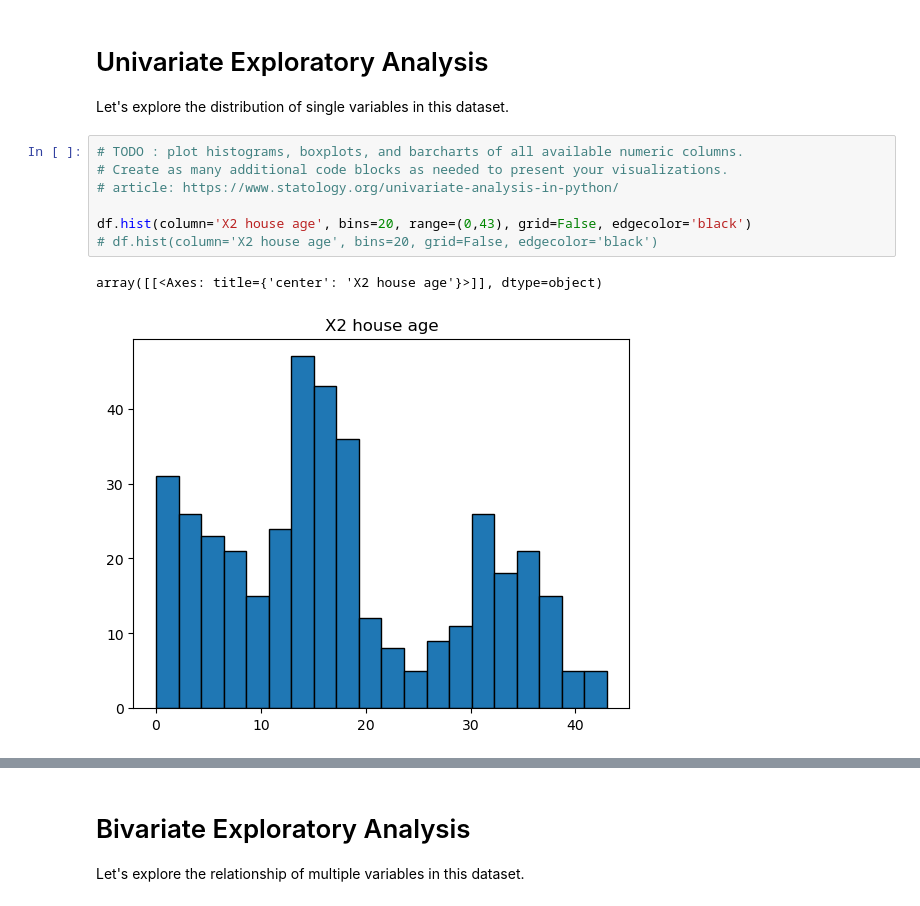
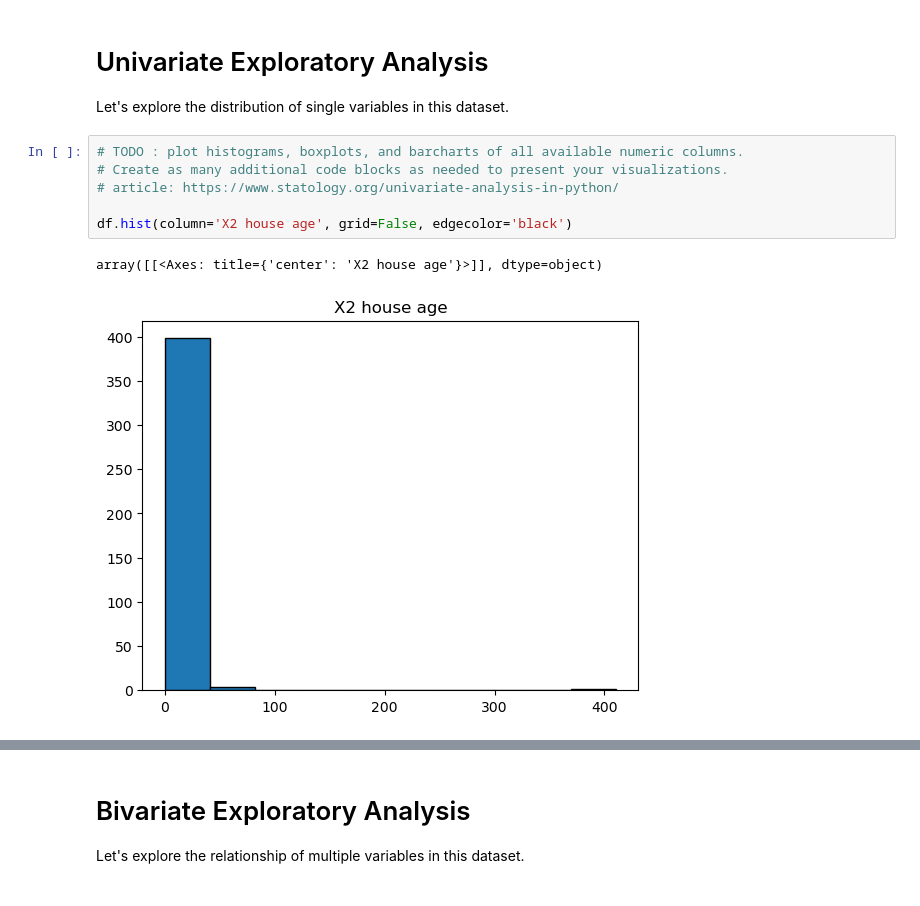
Before and after one commit to gayanes/rental-pricing-explore-challenging, a Jupyter notebook: code/data_prep/01explore.ipynb, the cells around one changed output, grey strips where cells are left out. Saved outputs shown, nothing was run; the diff lists cells and outputs as text.

```diff
--- a/code/data_prep/01explore.ipynb
+++ b/code/data_prep/01explore.ipynb
@@ -86,11 +86,10 @@ Let's explore the distribution of single variables in this dataset.
 # %%
 # TODO : plot histograms, boxplots, and barcharts of all available numeric columns.
 # Create as many additional code blocks as needed to present your visualizations.
 # article: https://www.statology.org/univariate-analysis-in-python/
 
-df.hist(column='X2 house age', bins=20, range=(0,43), grid=False, edgecolor='black')
-# df.hist(column='X2 house age', bins=20, grid=False, edgecolor='black')
+df.hist(column='X2 house age', grid=False, edgecolor='black')
 # %% [output]
 array([[<Axes: title={'center': 'X2 house age'}>]], dtype=object)
-[figure, old version]
+[figure, new version]
 # %%
```
Also changed, not shown: parts of 13 cells of this notebook.
